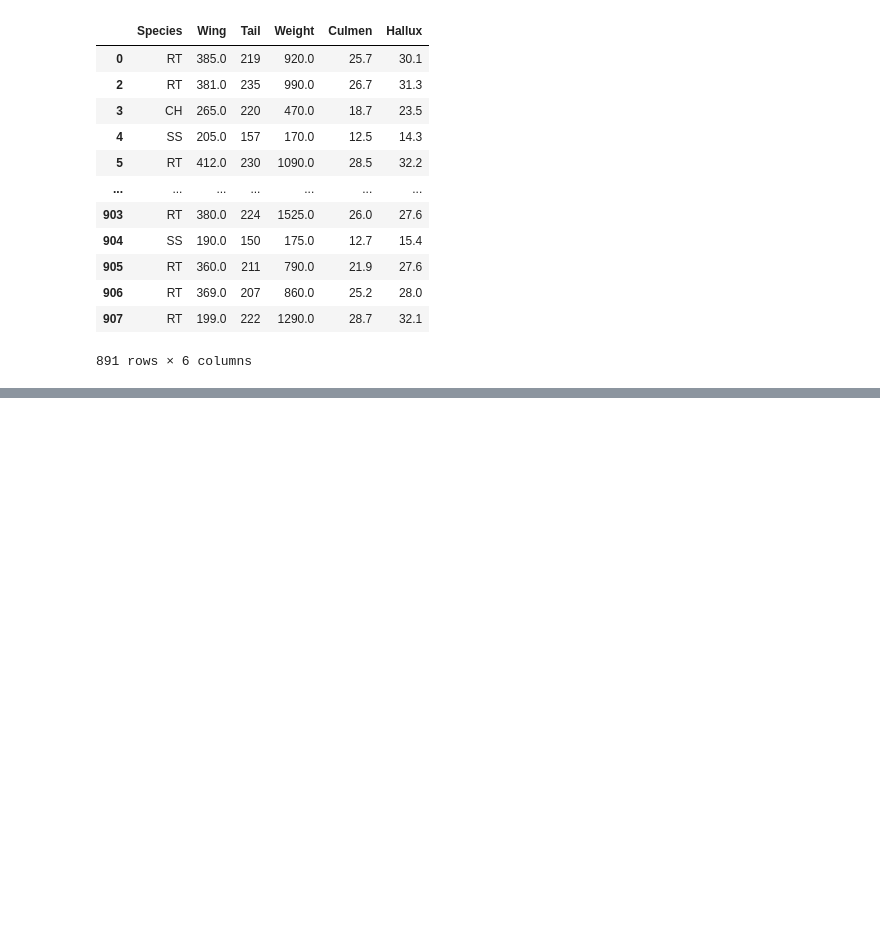
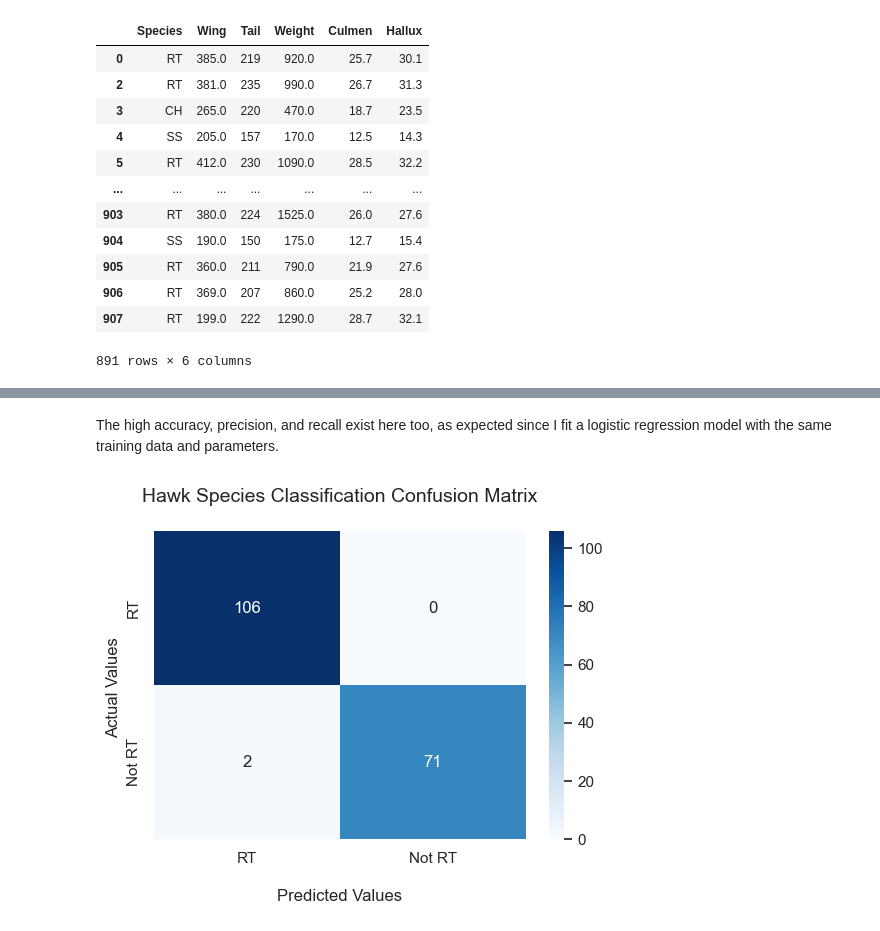
Before and after one commit to kary5678/INDE-577, a Jupyter notebook: supervised-learning/single_neuron/single_neuron.ipynb, the cells around one changed output, grey strips where cells are left out. Cells and saved outputs as stored; diff of their text form; code cells hidden in the pictures; blank space fills up the shorter version.

```diff
--- a/supervised-learning/single_neuron/single_neuron.ipynb
+++ b/supervised-learning/single_neuron/single_neuron.ipynb
@@ -256,0 +335,7 @@ y' = -5287.831 + 187317.112x_1 - 317878.713x_2
+# %% [markdown]
+The high accuracy, precision, and recall exist here too, as expected since I fit a logistic regression model with the same training data and parameters.
+# %%
+plot_RT_confusion_matrix(y_test2, y_test_pred2)
+plt.show()
+# %% [output]
+[figure, added]
```
Also changed, not shown: parts of 53 cells of this notebook.
